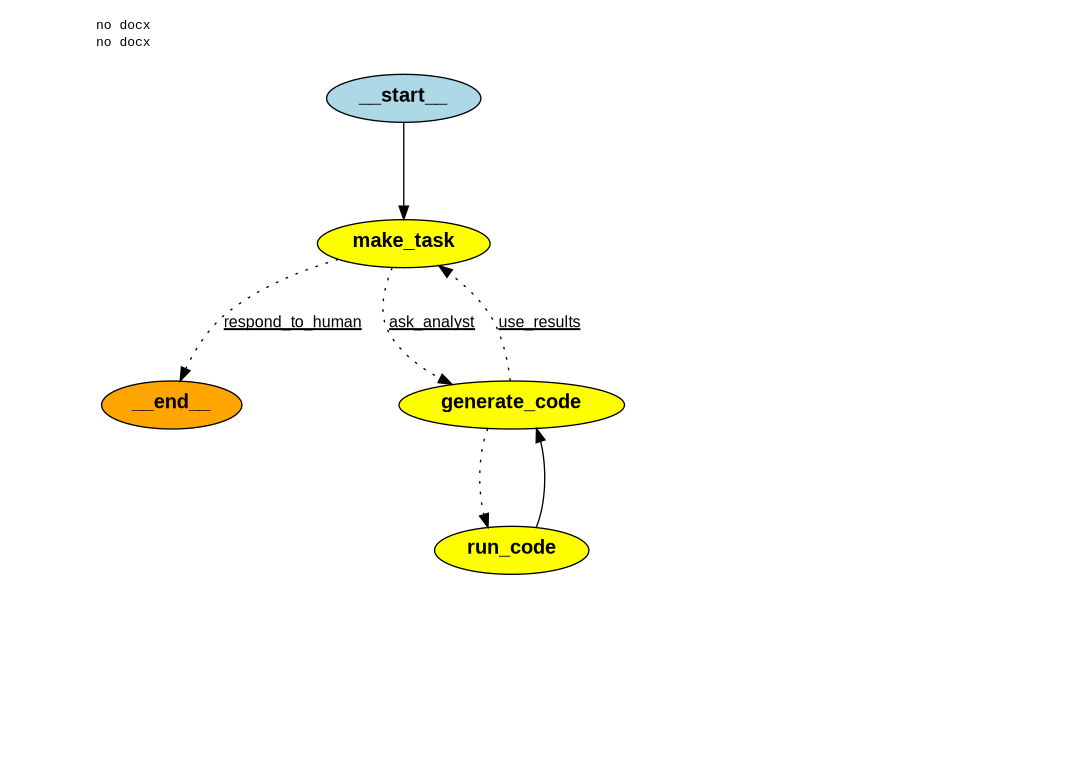
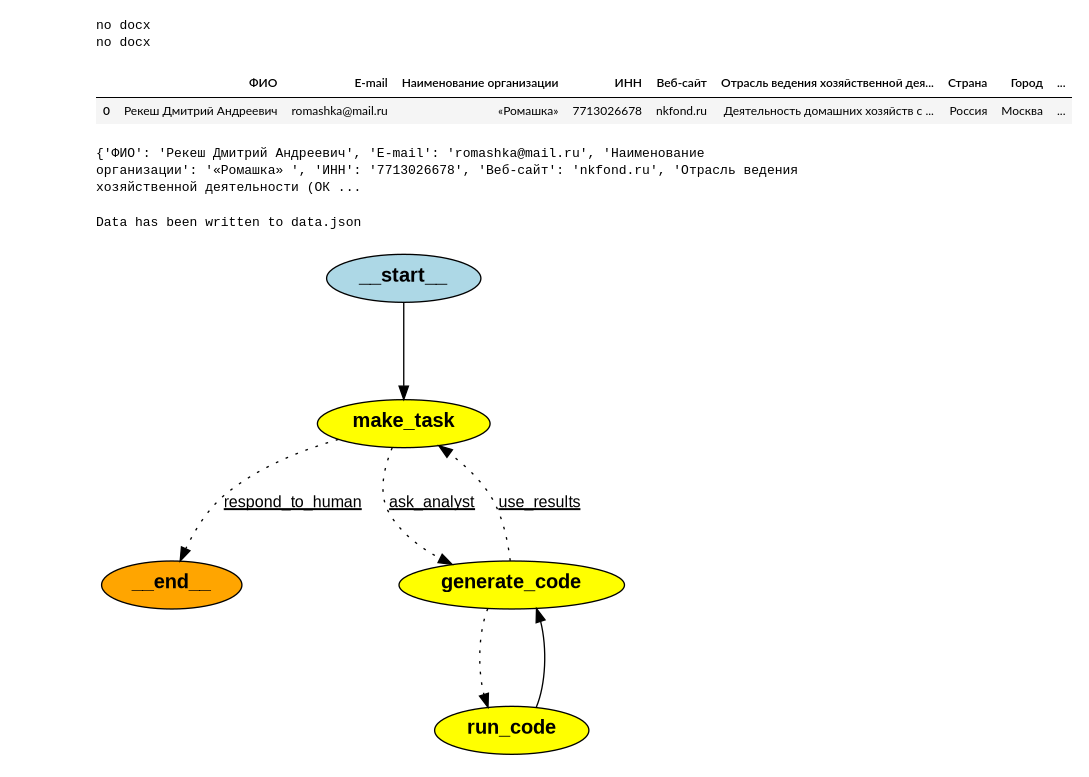
Before and after one commit to mlenzovet/mos_invest_bot, a Jupyter notebook: tabel_bot_short.ipynb, the cells around one changed output. Drawn from its saved outputs; the diff is of its cells as text; code cells hidden in the pictures; blank space fills up the shorter version.

```diff
--- a/tabel_bot_short.ipynb
+++ b/tabel_bot_short.ipynb
@@ -47,15 +48,56 @@ no docx
 # %%
 # Extract data from Google Sheets
 example_dialog = ggl.extract_data_from_google_sheet('https://docs.google.com/spreadsheets/d/1sBAFF62fAjSdPrGYTWgpjmBjLRiFCb8DNAX8ZypI-_U/edit?gid=0#gid=0', 0)
 example_dialog.to_csv('example_dialog.csv', index=False)
 
 support = ggl.extract_data_from_google_sheet('https://docs.google.com/spreadsheets/d/1C3m50L3iUWhkkrp5CWEmksVRAkA8y4hX6m2tYgS8-4I/edit?gid=1891107571#gid=1891107571', 0)
 support.to_csv('support.csv', index=False)
 
 # New Google Sheets link for "помещения и сооружения"
 facilities = ggl.extract_data_from_google_sheet('https://docs.google.com/spreadsheets/d/19oNWcJstB1fJRqJAbi1YKygUlMqs91fF8-Jw-OTvPXo/edit?gid=362855495#gid=362855495', 0)
 facilities.to_csv('facilities.csv', index=False)
 
 # New Google Sheets link for "особые экономические зоны и технопарки"
 special_economic_zones = ggl.extract_data_from_google_sheet('https://docs.google.com/spreadsheets/d/1p24i_RrKPCScLhfMNcw5C61t4iWeOpIziG45rukY9TY/edit?usp=sharing', 0)
 special_economic_zones.to_csv('special_economic_zones.csv', index=False)
+
+users = ggl.extract_data_from_google_sheet('https://docs.google.com/spreadsheets/d/1C4ZfUjGrUM8K7hrX1X8GKeQYdS0QVHBeMSyUVGnhtoA/edit#gid=0',0)[:1]
+users
+# %% [output]
+|  | ФИО | E-mail | Наименование организации | ИНН | Веб-сайт | Отрасль ведения хозяйственной дея... | Страна | Город | ... |
+| 0 | Рекеш Дмитрий Андреевич | romashka@mail.ru | «Ромашка» | 7713026678 | nkfond.ru | Деятельность домашних хозяйств с ... | Россия | Москва | ... |
+# %%
+# Преобразование DataFrame в словарь
+users_dict = users.to_dict(orient='records')[0]
+
+# Преобразование словаря в строку
+text_variable = str(users_dict)
+
+print(text_variable)
+# %% [output]
+{'ФИО': 'Рекеш Дмитрий Андреевич', 'E-mail': 'romashka@mail.ru', 'Наименование организации': '«Ромашка» ', 'ИНН': '7713026678', 'Веб-сайт': 'nkfond.ru', 'Отрасль ведения хозяйственной деятельности (ОК ...
+# %%
+import json
+import requests
+
+def get_company_info(inn):
+    api_key = CHECKO_API_KEY
+
+    url = f"https://api.checko.ru/v2/company?key={api_key}&inn={inn}"
+    response = requests.get(url)
+
+    if response.status_code == 200:
+        data = response.json()
+
+        with open("company_info.json", "w", encoding="utf-8") as file:
+            json.dump(data, file, indent=4, ensure_ascii=False)
+
+        print("Data has been written to data.json")
+
+    else:
+        print("Error occurred during the request")
+    #return str(data)
+
+get_company_info(users_dict.get('ИНН', ''))
+# %% [output]
+Data has been written to data.json
```
Also changed, not shown: parts of 5 cells of this notebook, 13 other files.
